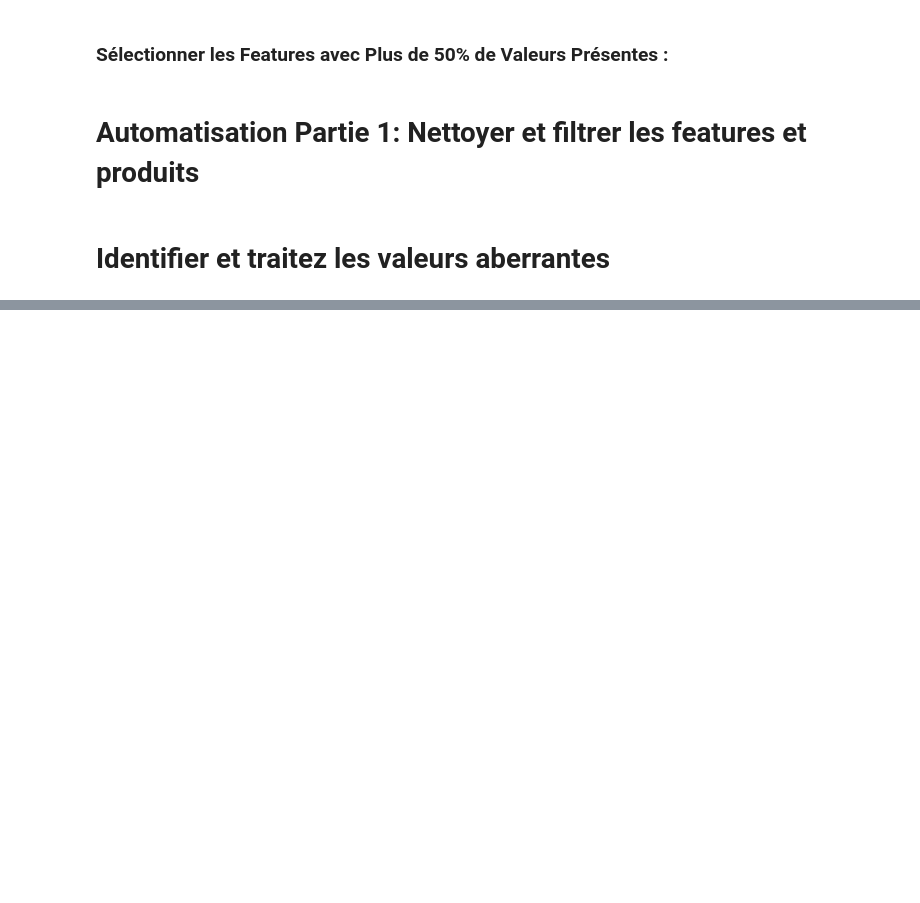
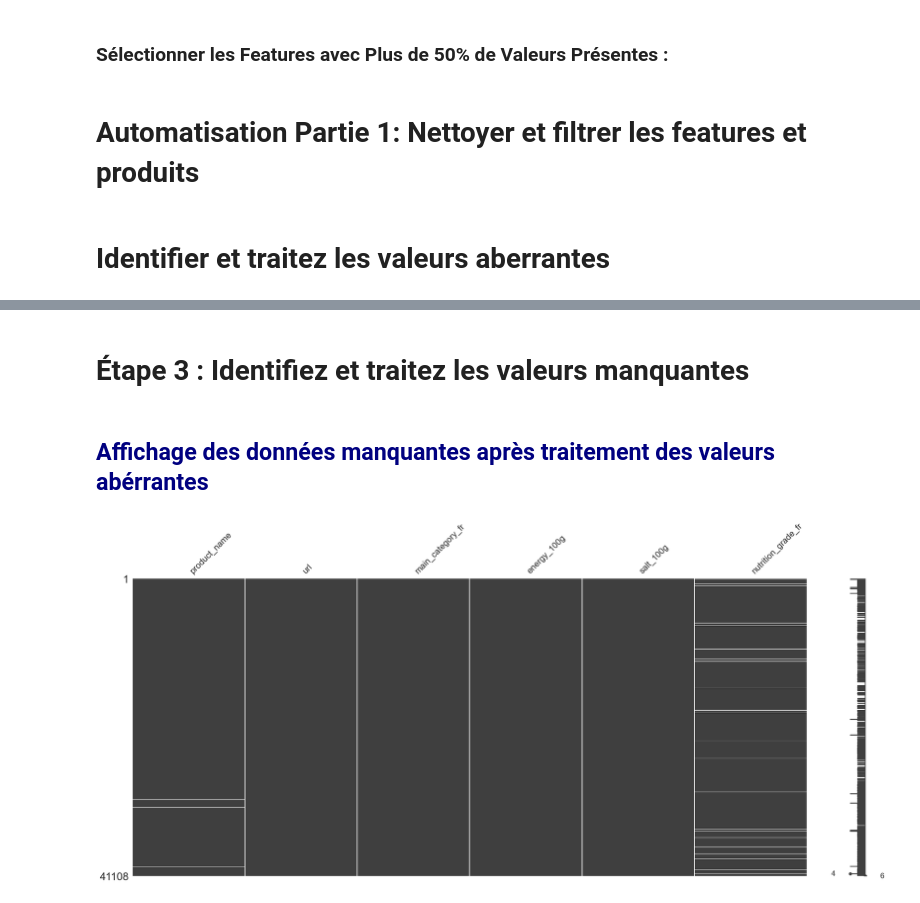
Before and after one commit to Belin27000/P3_publicHealth, a Jupyter notebook: P3_publicHealth.ipynb, the cells around one changed output, grey strips where cells are left out. Saved outputs shown, nothing was run; the diff lists cells and outputs as text; code cells hidden in the pictures; blank space fills up the shorter version.

```diff
--- a/P3_publicHealth.ipynb
+++ b/P3_publicHealth.ipynb
@@ -540,0 +590,12 @@ app_launch()
+# %% [markdown]
+# Étape 3 : Identifiez et traitez les valeurs manquantes
+# %%
+def find_missing_value(data_filtered):
+    display(HTML("<h2 style='color: navy;'>Affichage des données manquantes après traitement des valeurs abérrantes</h2>"))
+    msno.matrix(data_filtered)
+# %%
+def find_and_handles_missing_values(data_filtered):
+    find_missing_value(data_filtered)
+    # for feature in data_filtered.columns:
+    #     if feature in qualitative_features:
+    #         data_filtered[feature] =simple_imputer(data_filtered, feature)
@@ -540,0 +608,5 @@ app_launch()
+# %%
+find_and_handles_missing_values(data_filtered)
+# %% [output]
+Affichage des données manquantes après traitement des valeurs abérrantes
+[figure, added]
```
Also changed, not shown: parts of 19 cells of this notebook.
